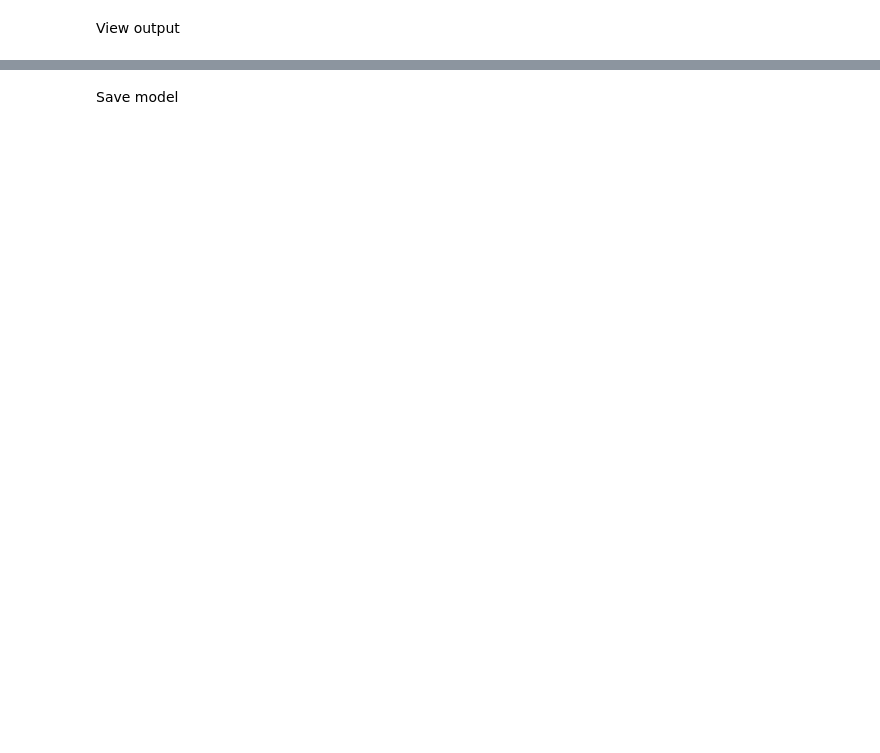
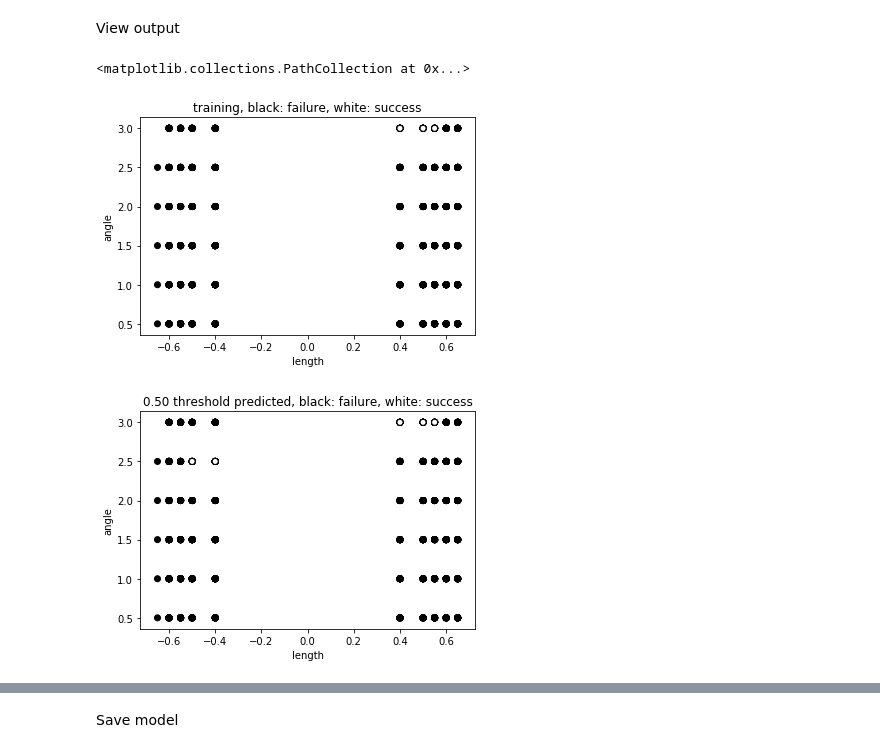
Before and after one commit to gglaubit/amr_capstone, a Jupyter notebook: processing/train_ramp_network.ipynb, the cells around one changed output, grey strips where cells are left out. Saved outputs shown, nothing was run; the diff lists cells and outputs as text; code cells hidden in the pictures; blank space fills up the shorter version.

```diff
--- a/processing/train_ramp_network.ipynb
+++ b/processing/train_ramp_network.ipynb
@@ -16,7 +16,7 @@ tf.random.set_seed(1)
 Set parameters
 # %%
 # file with training input and output data: format is x,y
-input_file = 'ramp_training_data.csv'
+input_file = 'ramp_training_data_with_0_velocity.csv'
 
 # names of input/output columns
 inputs = ['angle', 'length', 'velocity']
@@ -51,7 +51,7 @@ Base model
 # %%
 model = keras.models.Sequential()
 model.add(keras.layers.Dense(input_size, activation='linear'))
-model.add(keras.layers.Dense(4,activation='relu'))
+model.add(keras.layers.Dense(10,activation='relu'))
 #model.add(keras.layers.Dense(10,activation='relu'))
 model.add(keras.layers.Dense(output_size,activation='sigmoid'))
 model.compile(loss='binary_crossentropy',optimizer='adam')
@@ -71,7 +71,7 @@ x_train, x_val, y_train, y_val = train_test_split(x, y, test_size=0.33, shuffle=
 # %% [markdown]
 Train model
 # %%
-model_output = full_model.fit(x_train,y_train,epochs=400,batch_size=5,verbose=0,validation_data=(x_val,y_val)) # check validation
+model_output = full_model.fit(x_train,y_train,epochs=700,batch_size=5,verbose=0,validation_data=(x_val,y_val)) # check validation
 # %% [markdown]
 View training
 # %%
@@ -90,25 +95,29 @@ plt.figure()
 # %% [markdown]
 View output
 # %%
-# # plot angle vs length with colors from success
-# threshold = 0.5
+# plot angle vs length with colors from success
+threshold = 0.5
 
-# plot_x = x
-# pred_x = x
+plot_x = x
+pred_x = x
 
-# pred = full_model.predict(pred_x)
-# pred_success = [0 if i[0] <= threshold else 1 for i in pred] # convert floats to 0/1 output
+pred = full_model.predict(pred_x)
+pred_success = [0 if i[0] <= threshold else 1 for i in pred] # convert floats to 0/1 output
 
-# plt.xlabel("angle")
-# plt.ylabel("velocity")
-# plt.title('training, black: failure, white: success')
-# plt.scatter([i[0] for i in x], [i[2] for i in x], c=[i[0] for i in y], edgecolors='black', cmap='gray', vmin=0, vmax=1)
-# plt.figure()
+plt.xlabel("length")
+plt.ylabel("angle")
+plt.title('training, black: failure, white: success')
+plt.scatter([i[0] for i in x], [i[1] for i in x], c=[i[0] for i in y], edgecolors='black', cmap='gray', vmin=0, vmax=1)
+plt.figure()
 
-# plt.xlabel("angle")
-# plt.ylabel("velocity")
-# plt.title('%0.2f threshold predicted, black: failure, white: success' % threshold)
-# plt.scatter([i[0] for i in x], [i[2] for i in x], c=pred_success, edgecolors='black', cmap='gray', vmin=0, vmax=1)
+plt.xlabel("length")
+plt.ylabel("angle")
+plt.title('%0.2f threshold predicted, black: failure, white: success' % threshold)
+plt.scatter([i[0] for i in x], [i[1] for i in x], c=pred_success, edgecolors='black', cmap='gray', vmin=0, vmax=1)
+# %% [output]
+<matplotlib.collections.PathCollection at 0x...>
+[figure, added]
+[figure, added]
 # %%
 from mpl_toolkits.mplot3d import Axes3D
 fig = plt.figure()
```
Also changed, not shown: parts of 4 cells of this notebook.
